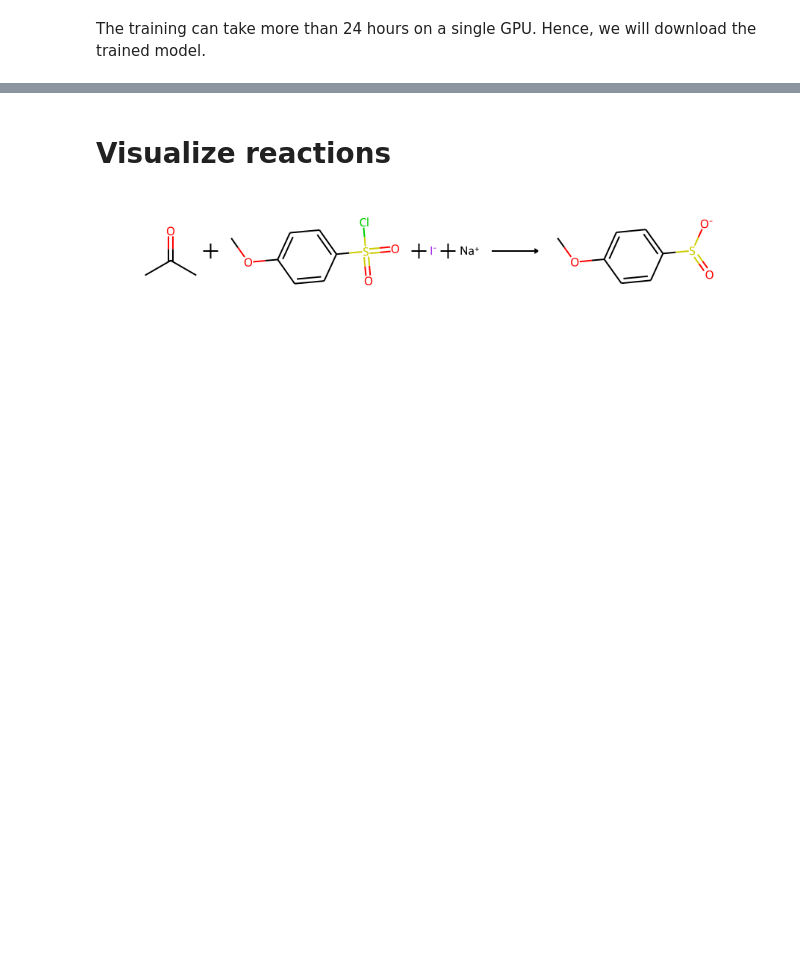
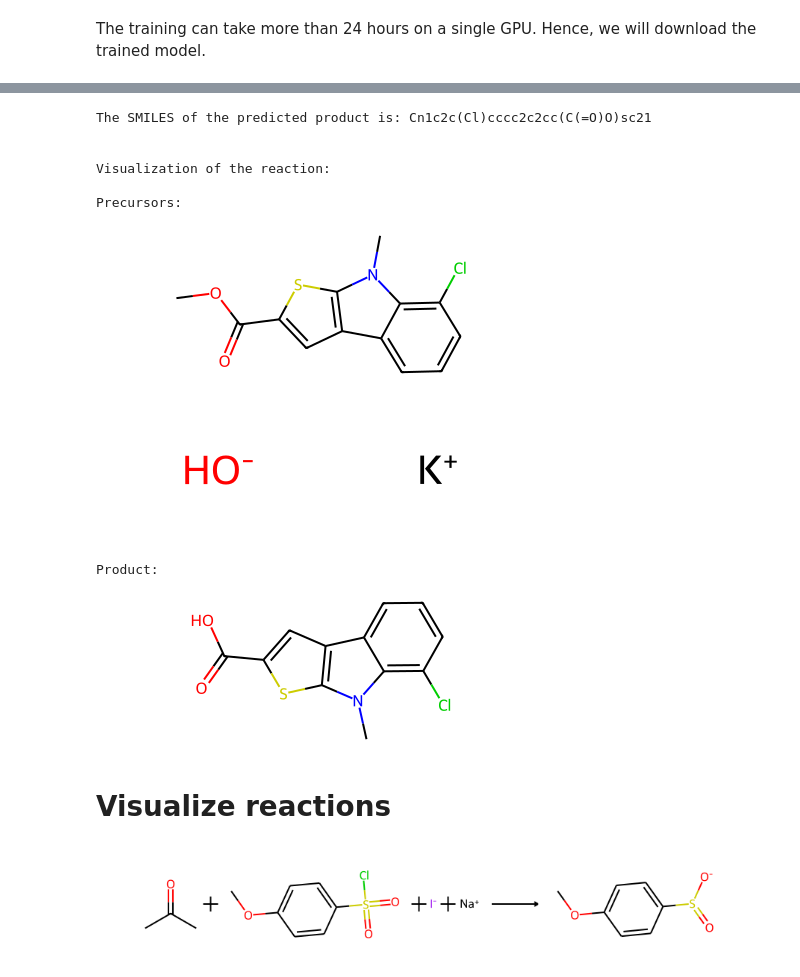
Before and after one commit to costasmexis/metabolic-pathways, a Jupyter notebook: notebooks/lm_for_reactions.ipynb, the cells around one changed output, grey strips where cells are left out. Drawn from its saved outputs; the diff is of its cells as text; code cells hidden in the pictures; blank space fills up the shorter version.

```diff
--- a/notebooks/lm_for_reactions.ipynb
+++ b/notebooks/lm_for_reactions.ipynb
@@ -46,7 +53,7 @@ def download_data():
         else:
             print(f"{target_path} already exists")
 
-def canonicalize_smiles(smiles, verbose=False): # will raise an Exception if invalid SMILES
+def canonicalize_smiles(smiles, verbose=True): # will raise an Exception if invalid SMILES
     mol = Chem.MolFromSmiles(smiles)
     if mol is not None:
         return Chem.MolToSmiles(mol)
@@ -120,7 +120,7 @@ The test set contains 40000 reactions.
 # %%
 train_df = pd.read_csv('USPTO_480k/train_df.csv',index_col=0)
 val_df = pd.read_csv('USPTO_480k/val_df.csv',index_col=0)
-test_df = pd.read_csv('USPTO_480k/test_d.csv',index_col=0)
+test_df = pd.read_csv('USPTO_480k/test_df.csv',index_col=0)
 # %% [markdown]
 # Sanity chech - Canoncalization
 
@@ -224,6 +211,0 @@ To: /home/WUR/g0012069/metabolic-pathways/notebooks/models/USPTO480k_model_step_
-# %%
-import torch
-
-model_path = f'{model_folder}/{model_name}'
-# Load the model
-model = torch.load(model_path)
@@ -247,0 +222,54 @@ Name: 0, dtype: object
+# %%
+# It's an example
+import pubchempy as pcp
+from rdkit import Chem
+from rdkit.Chem import Draw
+from rdkit.Chem.Draw import IPythonConsole
+from IPython.display import display
+
+
+def predict_reaction(precursors):
+    """ predict product of one reaction from its precursors SMILES list
+    """
+    smi_pres = '.'.join(precursors)
+    smi_pres = smiles_tokenizer(smi_pres)
+
+    with open('precursors-try.txt', 'w') as f:
+        f.write(f'{smi_pres}\n')
+
+    os.system("rm preds.txt")
+    os.system("onmt_translate -model models/USPTO480k_model_step_400000.pt -gpu 0 \
+               --src precursors-try.txt --output preds.txt \
+               --n_best 1 --beam_size 5 --max_length 300 --batch_size 64")
+
+    with open('preds.txt', 'r') as f:
+        pred_smi = f.readline().strip()
+        pred_smi = pred_smi.replace(" ", "")
+
+    # print result
+    print(f"The SMILES of the predicted product is: {pred_smi}")
+    # Use RDKit to visualize the reactants and product
+    # precursors
+    print("\n\nVisualization of the reaction:\n")
+    print("Precursors:")
+    precursors_mols = [Chem.MolFromSmiles(smi) for smi in precursors]
+    [display(mol) for mol in precursors_mols]
+    print("Product:")
+    product_mol = Chem.MolFromSmiles(pred_smi)
+    display(product_mol)
+
+    return pred_smi
+
+# Write the SMILES of all precursors for a reaction you want to predict into a list
+precursors_smis = [
+    "COC(=O)c1cc2c3cccc(Cl)c3n(C)c2s1",
+    "[K+].[OH-]",
+]
+
+precursors_smis = [
+    "COC(=O)c1cc2c3cccc(Cl)c3n(C)c2s1",
+    "[K+].[OH-]",
+]
+
+pred_smi = predict_reaction(precursors_smis)
+# %% [output]
@@ -248,3 +278,13 @@ Name: 0, dtype: object
+The SMILES of the predicted product is: Cn1c2c(Cl)cccc2c2cc(C(=O)O)sc21
+
+
+Visualization of the reaction:
+
+Precursors:
+[figure, added]
+[figure, added]
+Product:
+[figure, added]
 # %% [markdown]
 # Visualize reactions
 # %%
```
Also changed, not shown: parts of 27 cells of this notebook, 9 other files.
